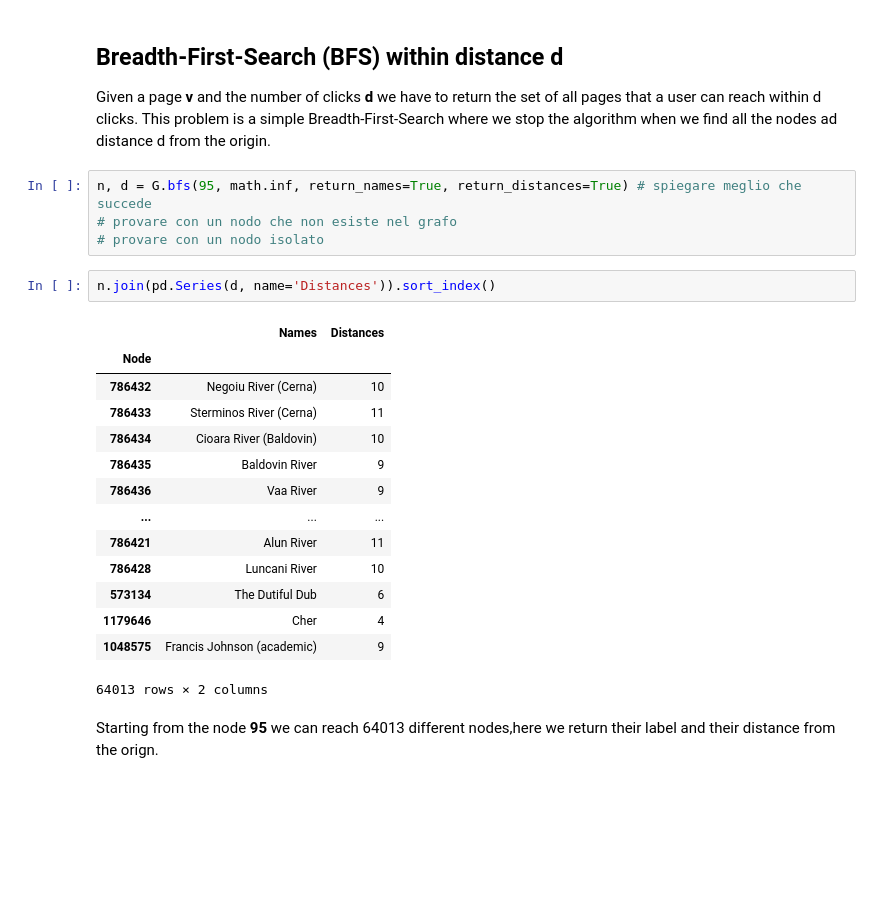
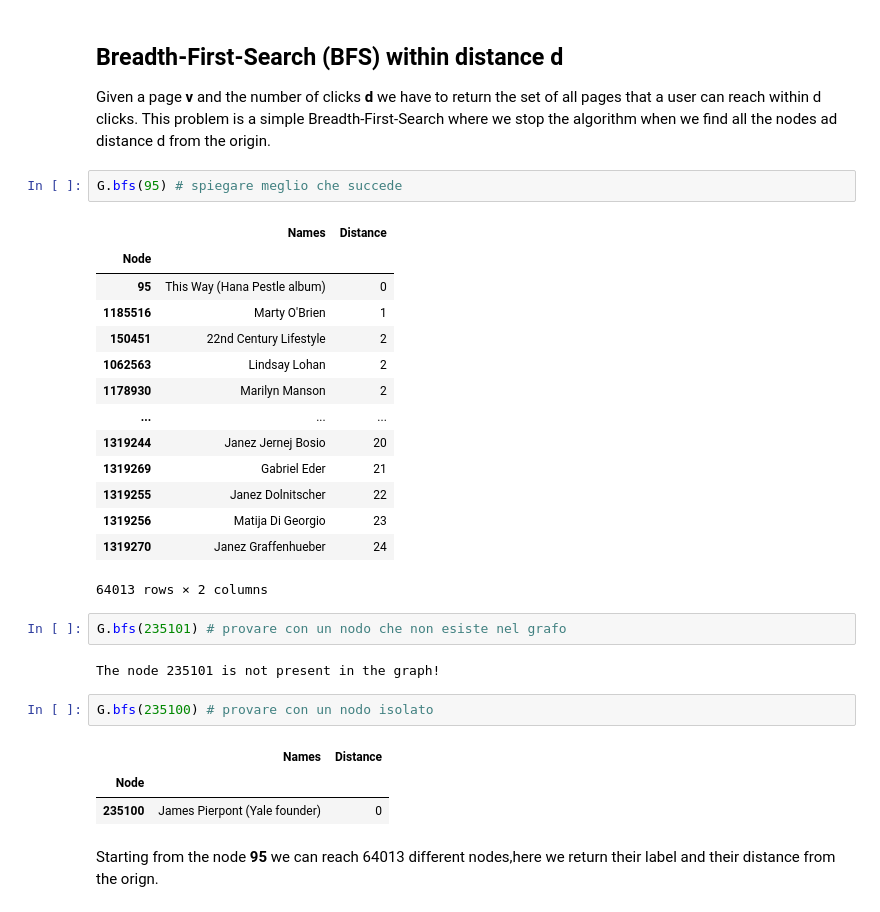
Before and after one commit to nicolac1999/ADM-HW5, a Jupyter notebook: hm5_13_01_2021.ipynb, the cells around one changed output. Drawn from its saved outputs; the diff is of its cells as text; blank space fills up the shorter version.

```diff
--- a/hm5_13_01_2021.ipynb
+++ b/hm5_13_01_2021.ipynb
@@ -517,27 +527,33 @@ G.plot_degree_distr()
 # %% [markdown]
 ## Breadth-First-Search (BFS) within distance d
 Given a page **v** and the number of clicks **d** we have to return the set of all pages that a user can reach within d clicks. This problem is a simple Breadth-First-Search where we stop the algorithm when we find all the nodes ad distance d from the origin.
+# %%
+G.bfs(95) # spiegare meglio che succede
+# %% [output]
+|  | Names | Distance |
+| Node |  |  |
+| 95 | This Way (Hana Pestle album) | 0 |
+| 1185516 | Marty O'Brien | 1 |
+| 150451 | 22nd Century Lifestyle | 2 |
+| 1062563 | Lindsay Lohan | 2 |
+| 1178930 | Marilyn Manson | 2 |
+| ... | ... | ... |
+| 1319244 | Janez Jernej Bosio | 20 |
+| 1319269 | Gabriel Eder | 21 |
+| 1319255 | Janez Dolnitscher | 22 |
+| 1319256 | Matija Di Georgio | 23 |
+| 1319270 | Janez Graffenhueber | 24 |
+64013 rows × 2 columns
 # %%
-n, d = G.bfs(95, math.inf, return_names=True, return_distances=True) # spiegare meglio che succede
-# provare con un nodo che non esiste nel grafo
-# provare con un nodo isolato
+G.bfs(235101) # provare con un nodo che non esiste nel grafo
+# %% [output]
+The node 235101 is not present in the graph!
-# %%
-n.join(pd.Series(d, name='Distances')).sort_index()
-# %% [output]
-|  | Names | Distances |
-| Node |  |  |
-| 786432 | Negoiu River (Cerna) | 10 |
-| 786433 | Sterminos River (Cerna) | 11 |
-| 786434 | Cioara River (Baldovin) | 10 |
-| 786435 | Baldovin River | 9 |
-| 786436 | Vaa River | 9 |
-| ... | ... | ... |
-| 786421 | Alun River | 11 |
-| 786428 | Luncani River | 10 |
-| 573134 | The Dutiful Dub | 6 |
-| 1179646 | Cher | 4 |
-| 1048575 | Francis Johnson (academic) | 9 |
-64013 rows × 2 columns
+# %%
+G.bfs(235100) # provare con un nodo isolato
+# %% [output]
+|  | Names | Distance |
+| Node |  |  |
+| 235100 | James Pierpont (Yale founder) | 0 |
 # %% [markdown]
 Starting from the node **95** we can reach 64013 different nodes,here we return their label and their distance from the orign.
 # %% [markdown]
```
Also changed, not shown: parts of 16 cells of this notebook.
